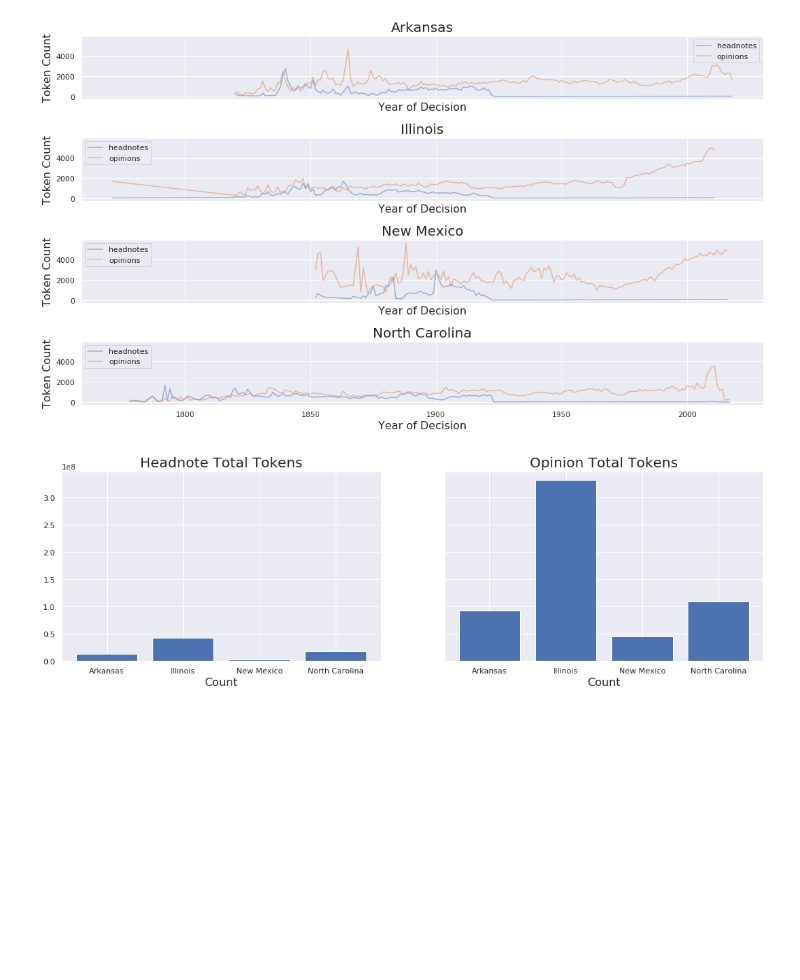
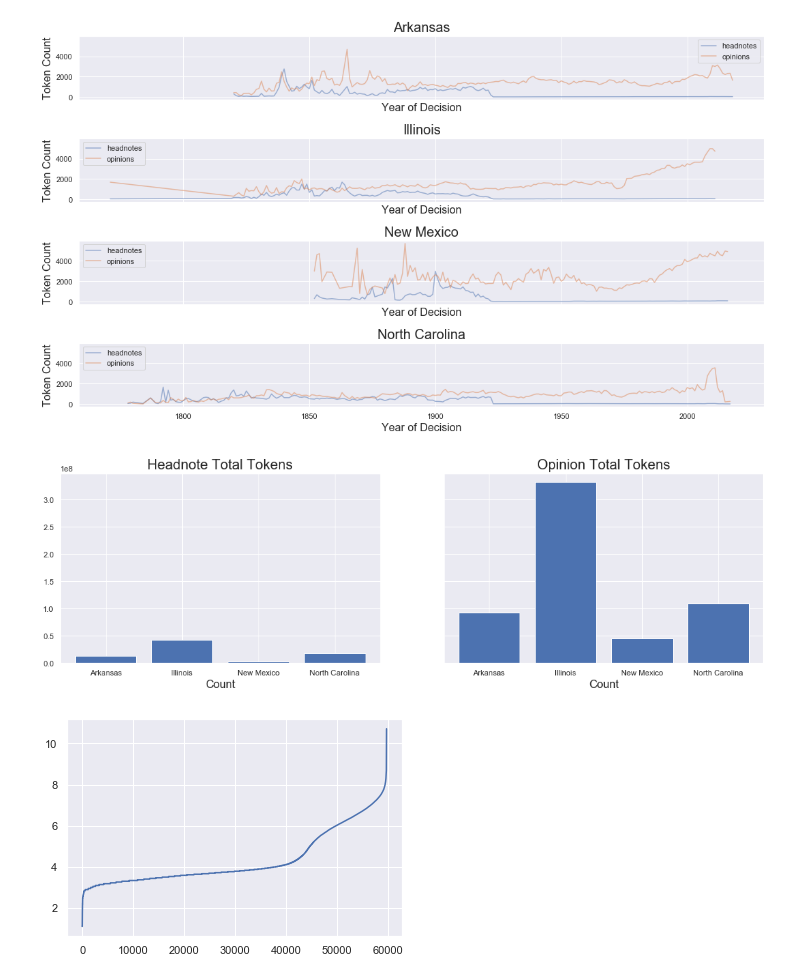
Before and after one commit to tth63425/cs109b_group32_projectc, a Jupyter notebook: EDA/caselaw_20200411_brendan.ipynb, the cells around one changed output. Cells and saved outputs as stored; diff of their text form; code cells hidden in the pictures; blank space fills up the shorter version.

Commit message:
combined notebooks from Brendan and David

```diff
--- a/EDA/caselaw_20200411_brendan.ipynb
+++ b/EDA/caselaw_20200411_brendan.ipynb
@@ -17,7 +34,7 @@ sns.set()
 # %%
 def get_counts(state):
     cases = []
-    with lzma.open(state + '/data/data.jsonl.xz', 'r') as jsonl_file:
+    with lzma.open("../" + state + '-text/data/data.jsonl.xz', 'r') as jsonl_file:
         for case in jsonl_file:
             c = json.loads(str(case, 'utf-8'))
 
@@ -34,4 +51,7 @@ def get_counts(state):
                 num_opinions = len(opinions)
             cases.append({'date':date, 'num_headnotes':num_headnotes, 'num_opinions':num_opinions})
         return pd.DataFrame(cases)
+
+# setting up tokenizer (missing in this notebook)
+tokenizer = RegexpTokenizer('\s+', gaps=True)
 # %%
@@ -74,7 +96,7 @@ for c in range(len(states)):
     ax[c].set_ylabel('Token Count', fontsize=16)
     ax[c].legend()
 # %% [output]
-[figure, old version]
+[figure, new version]
 # %%
 def headnote_total(df):
     return df['num_headnotes'].sum(axis=0)
@@ -94,4 +116,10 @@ ax[1].set_title('Opinion Total Tokens', fontsize=20)
 ax[1].set_xlabel('Count', fontsize=16)
 plt.show()
 # %% [output]
-[figure, old version]
+[figure, new version]
+# %%
+num_headnotes_ar = np.array(counts_ar.iloc[:,1])
+num_headnotes_ar_sort = np.sort(num_headnotes_ar)
+plt.plot(range(len(num_headnotes_ar_sort)),np.log(num_headnotes_ar_sort));
+# %% [output]
+[figure, added]
```
Also changed, not shown: parts of 8 cells of this notebook, 5 other files.
